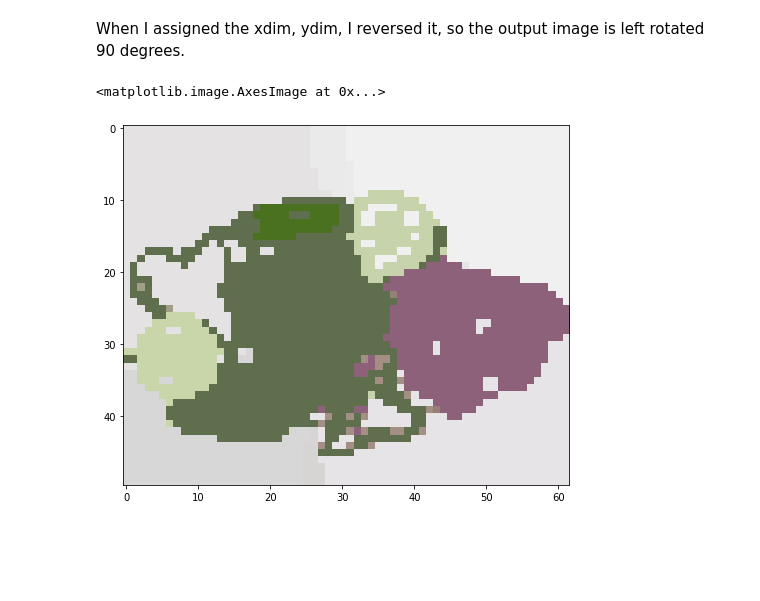
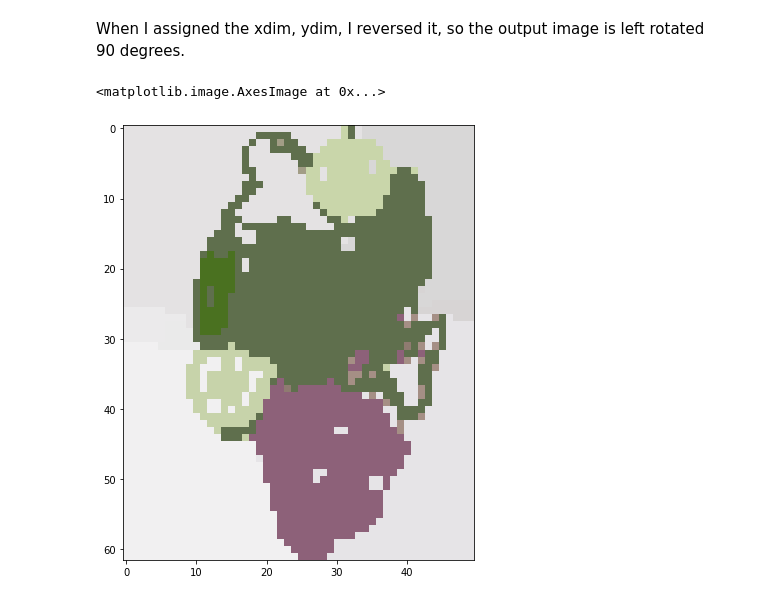
Before and after one commit to yeb2Binfang/DS_GY_3001_CV, a Jupyter notebook: HW/HW3/homework3.ipynb, the cells around one changed output. Cells and saved outputs as stored; diff of their text form; code cells hidden in the pictures; blank space fills up the shorter version.

```diff
--- a/HW/HW3/homework3.ipynb
+++ b/HW/HW3/homework3.ipynb
@@ -277,15 +276,15 @@ xv, yv = np.meshgrid(list(range(xdim)), list(range(ydim)))
 # you think is a good choice for a bandwidth vector $h$?
 data = np.zeros((xdim*ydim,5))
 list_temp = []
-for i in range(ydim):
-    for j in range(xdim):
+for i in range(xdim):
+    for j in range(ydim):
         # TODO insert your code here
         temp = []
-        temp.append(lab[i][j][0])
-        temp.append(lab[i][j][1])
-        temp.append(lab[i][j][2])
+        temp.append(lab[j][i][0])
+        temp.append(lab[j][i][1])
+        temp.append(lab[j][i][2])
+        temp.append(i)
         temp.append(j)
-        temp.append(i)
         list_temp.append(temp)
 
 for i in range(xdim*ydim):
@@ -337,12 +336,12 @@ When I assigned the xdim, ydim, I reversed it, so the output image is left rotat
 # %%
 modes2 = modes1[:,:3]
 
-assignment_r = assignment1.reshape([ydim,xdim]).T
+assignment_r = assignment1.reshape([xdim,ydim]).T
 lab_new = modes2[assignment_r]
 
 img_new = lab2rgb(lab_new)
 plt.figure(figsize=(8,8)) # this allows you to control the size of the displayed image
 plt.imshow(img_new)
 # %% [output]
 <matplotlib.image.AxesImage at 0x...>
-[figure, old version]
+[figure, new version]
```
Also changed, not shown: parts of 5 cells of this notebook.
